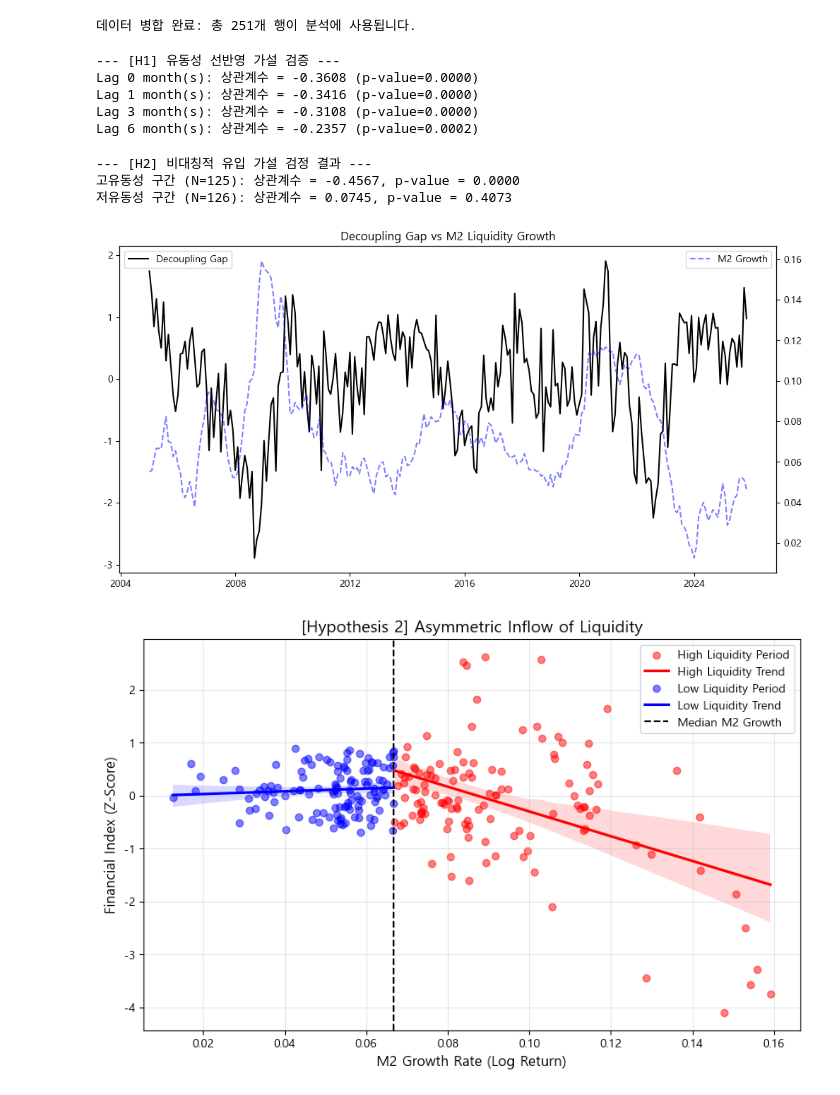
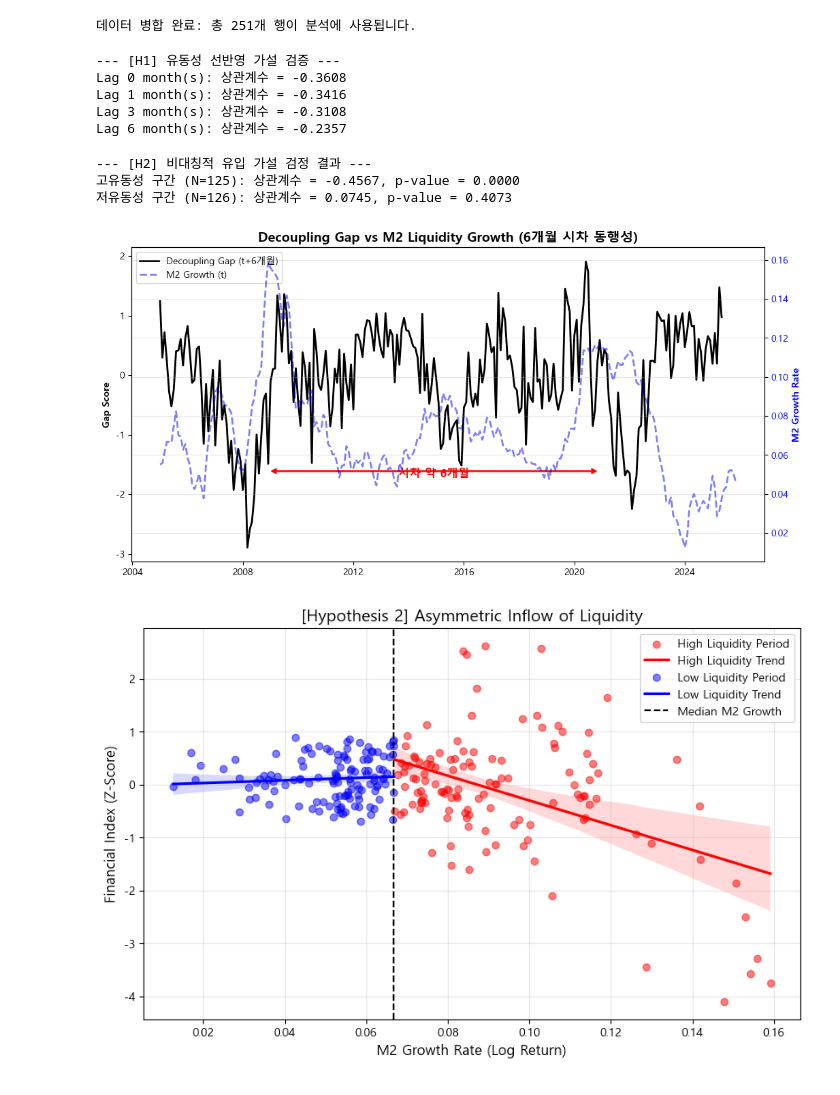
Before and after one commit to yoonsung1/final-project, a Jupyter notebook: 창민/디커플링원인가설.ipynb, the cells around one changed output. Cells and saved outputs as stored; diff of their text form; code cells hidden in the pictures.

```diff
--- a/창민/디커플링원인가설.ipynb
+++ b/창민/디커플링원인가설.ipynb
@@ -9,7 +10,7 @@ plt.rcParams['font.family'] = 'Malgun Gothic'
 plt.rcParams['axes.unicode_minus'] = False
 # %%
 # 데이터 로드
-df_gap = pd.read_csv('new_data/(사용액)decoupling_results.csv', encoding='utf-8-sig')
+df_gap = pd.read_csv('data/decoupling_results.csv', encoding='utf-8-sig')
 df_m2_raw = pd.read_csv('전처리/전처리_M2.csv', encoding='utf-8')
 # %%
 # 디커플링 데이터 전처리
@@ -49,13 +50,13 @@ for lag in [0, 1, 3, 6]:
         continue
 
     corr, p = pearsonr(temp['m2_shifted'], temp['gap'])
-    print(f"Lag {lag} month(s): 상관계수 = {corr:.4f} (p-value={p:.4f})")
+    print(f"Lag {lag} month(s): 상관계수 = {corr:.4f}")
 # %% [output]
 --- [H1] 유동성 선반영 가설 검증 ---
-Lag 0 month(s): 상관계수 = -0.3608 (p-value=0.0000)
-Lag 1 month(s): 상관계수 = -0.3416 (p-value=0.0000)
-Lag 3 month(s): 상관계수 = -0.3108 (p-value=0.0000)
-Lag 6 month(s): 상관계수 = -0.2357 (p-value=0.0002)
+Lag 0 month(s): 상관계수 = -0.3608
+Lag 1 month(s): 상관계수 = -0.3416
+Lag 3 month(s): 상관계수 = -0.3108
+Lag 6 month(s): 상관계수 = -0.2357
 # %%
 # [가설 2 검증] 비대칭적 유입 (금융지수 vs M2)
 median_val = df['m2_growth'].median()
@@ -74,17 +75,46 @@ print(f"저유동성 구간 (N={len(low_liq)}): 상관계수 = {corr_low:.4f}, p
 고유동성 구간 (N=125): 상관계수 = -0.4567, p-value = 0.0000
 저유동성 구간 (N=126): 상관계수 = 0.0745, p-value = 0.4073
 # %%
-# 시각화
+# 시각화 (가설 1: 시차 반영)
+opt_lag = 6  # 적용할 시차(개월 수)
+
 fig, ax1 = plt.subplots(figsize=(12, 6))
-ax1.plot(df.index, df['gap'], color='black', label='Decoupling Gap')
+
+# 기존 Gap 데이터 그리기 (검은색) -> 시차만큼 뒤로 밀어서 그림
+shifted_gap = df['gap'].shift(-opt_lag)
+ax1.plot(df.index, shifted_gap, color='black', linewidth=2, label=f'Decoupling Gap (t+{opt_lag}개월)')
+ax1.set_ylabel('Gap Score', fontweight='bold')
+
+# M2 성장률 그리기 (파란색 점선)
 ax2 = ax1.twinx()
-ax2.plot(df.index, df['m2_growth'], color='blue', linestyle='--', alpha=0.5, label='M2 Growth')
-ax1.set_title('Decoupling Gap vs M2 Liquidity Growth')
-ax1.legend(loc='upper left')
-ax2.legend(loc='upper right')
+ax2.plot(df.index, df['m2_growth'], color='blue', linestyle='--', alpha=0.5, linewidth=2, label='M2 Growth (t)')
+ax2.set_ylabel('M2 Growth Rate', color='blue', fontweight='bold')
+ax2.tick_params(axis='y', labelcolor='blue')
+
+# 시차(Lag) 연결 화살표 추가 (가장 큰 정점 기준)
+peak_m2 = df['m2_growth'].idxmax()
+peak_gap = df['gap'].idxmax()
+mid_point = peak_m2 + (peak_gap - peak_m2)/2
+
+# 화살표 그리기
+ax1.annotate('', xy=(peak_gap, df.loc[peak_m2, 'gap']*0.8),
+             xytext=(peak_m2, df.loc[peak_m2, 'gap']*0.8),
+             arrowprops=dict(arrowstyle='<->', color='red', lw=2))
+# 화살표 위 텍스트
+ax1.text(mid_point, df.loc[peak_m2, 'gap']*0.85, f'시차 약 {opt_lag}개월',
+         color='red', ha='center', fontweight='bold', fontsize=12)
+
+ax1.set_title(f'Decoupling Gap vs M2 Liquidity Growth ({opt_lag}개월 시차 동행성)', fontsize=14, fontweight='bold')
+
+# 범례 통합
+lines1, labels1 = ax1.get_legend_handles_labels()
+lines2, labels2 = ax2.get_legend_handles_labels()
+ax1.legend(lines1 + lines2, labels1 + labels2, loc='upper left')
+
+plt.grid(True, alpha=0.3)
 plt.show()
 # %% [output]
-[figure, old version]
+[figure, new version]
 # %%
 # 2. 시각화 (산점도 + 회귀선)
 plt.figure(figsize=(10, 6))
```
Also changed, not shown: parts of 1 cell of this notebook, 1 other file.
